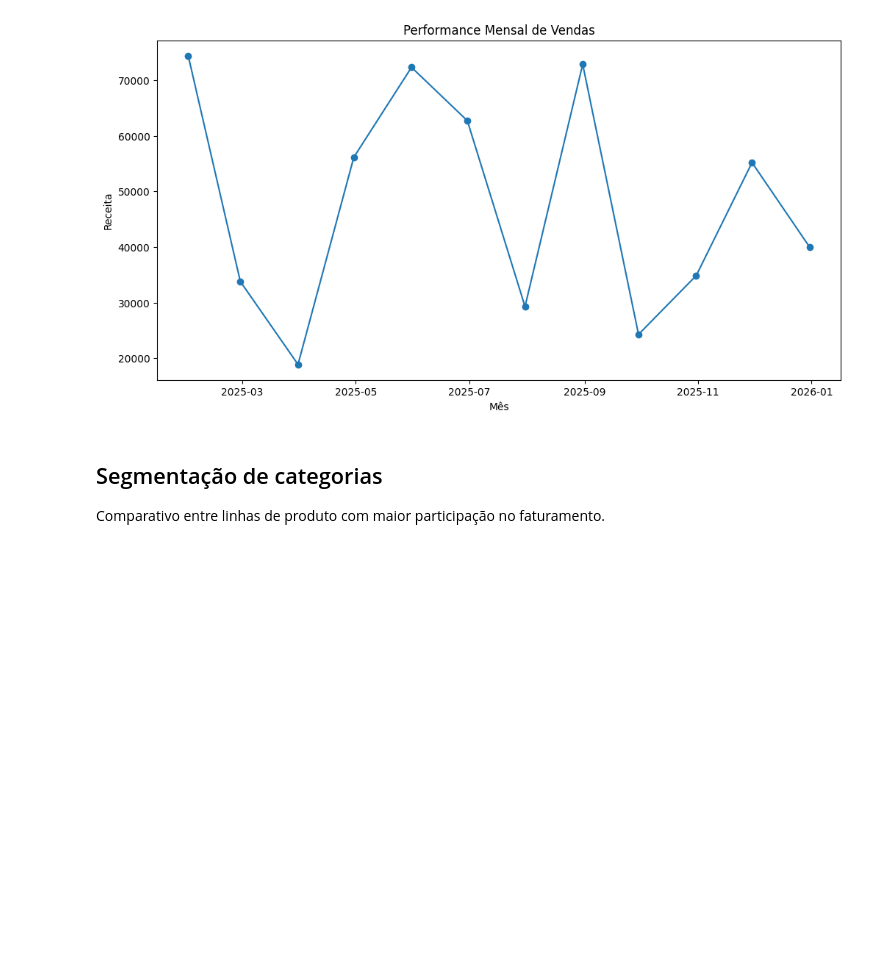
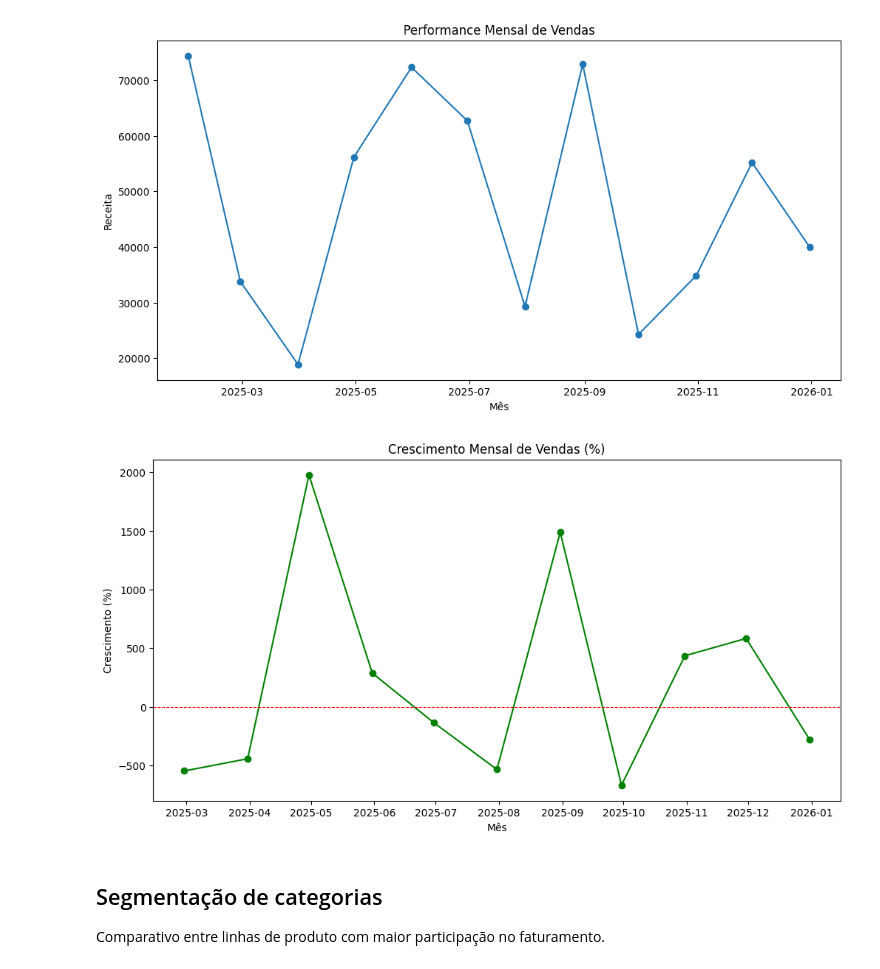
Before and after one commit to ThevidSoz/pandas-playground, a Jupyter notebook: analiseperformance.ipynb, the cells around one changed output. Drawn from its saved outputs; the diff is of its cells as text; code cells hidden in the pictures; blank space fills up the shorter version.

```diff
--- a/analiseperformance.ipynb
+++ b/analiseperformance.ipynb
@@ -84,6 +84,18 @@ plt.ylabel('Receita')
 plt.show()
 # %% [output]
 [figure]
+# %%
+plt.plot(df['mes'], df['crescimento_%'], marker='o', color='green')
+
+plt.title('Crescimento Mensal de Vendas (%)')
+plt.xlabel('Mês')
+plt.ylabel('Crescimento (%)')
+
+plt.axhline(0, color='red', linestyle='--', linewidth=0.8) # Adicionar linha de referência para 0%
+
+plt.show()
+# %% [output]
+[figure, added]
 # %% [markdown]
 
 ## Segmentação de categorias
```
